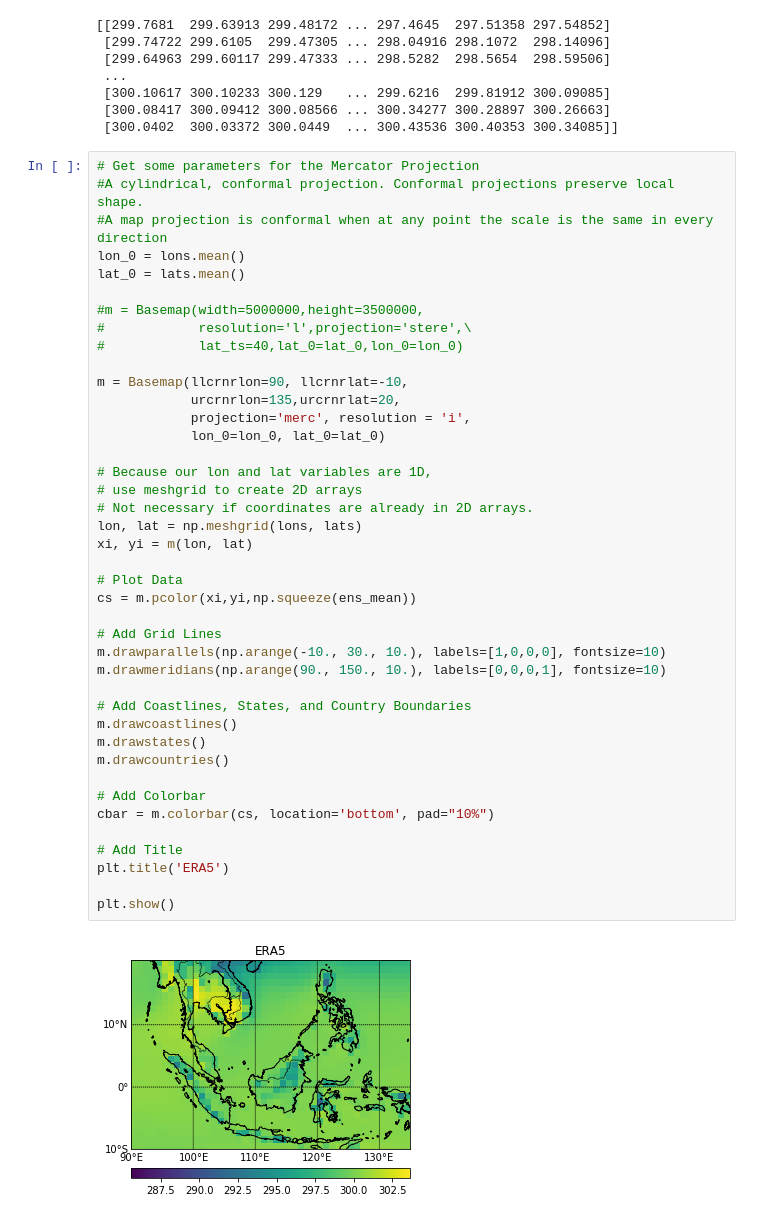
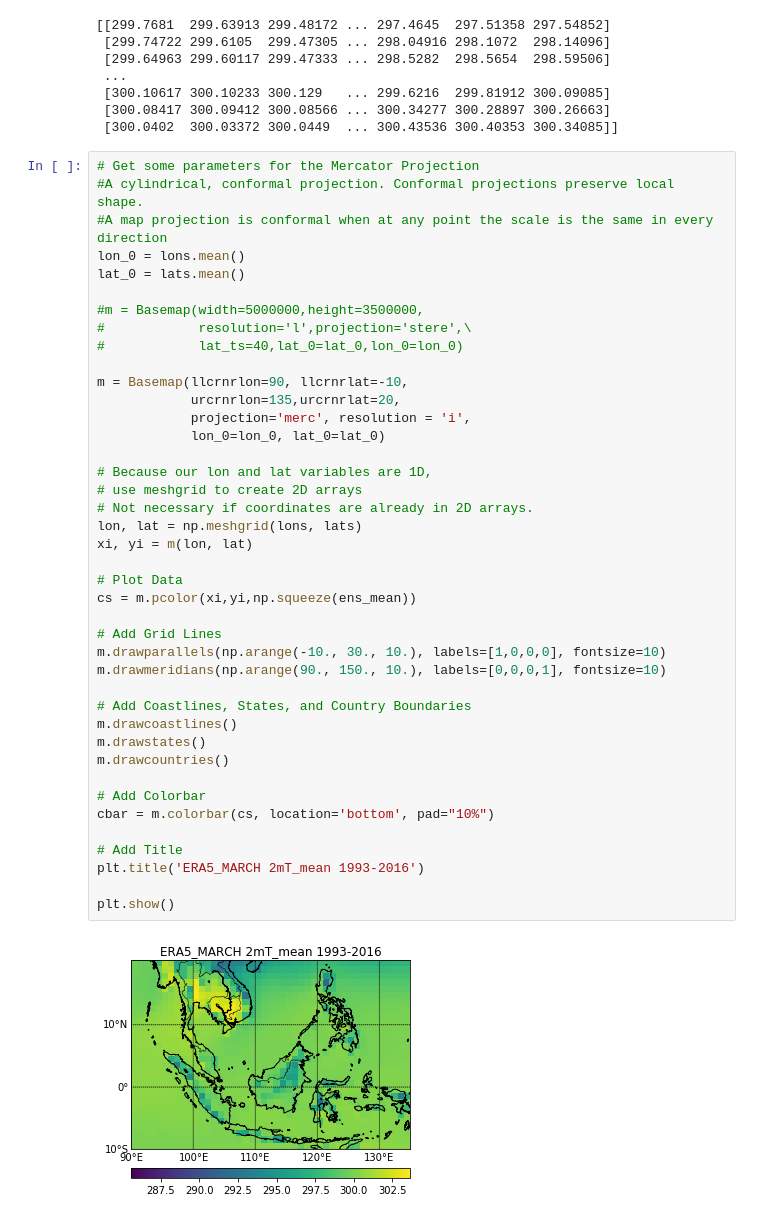
Before and after one commit to regi0008/S2Scalibrationextremeheat, a Jupyter notebook: notebooks/plot_ERA5.ipynb, the cells around one changed output. Saved outputs shown, nothing was run; the diff lists cells and outputs as text.

```diff
--- a/notebooks/plot_ERA5.ipynb
+++ b/notebooks/plot_ERA5.ipynb
@@ -37,32 +37,32 @@ lat_0 = lats.mean()
 m = Basemap(llcrnrlon=90, llcrnrlat=-10,
             urcrnrlon=135,urcrnrlat=20,
             projection='merc', resolution = 'i',
             lon_0=lon_0, lat_0=lat_0)
 
 # Because our lon and lat variables are 1D,
 # use meshgrid to create 2D arrays
 # Not necessary if coordinates are already in 2D arrays.
 lon, lat = np.meshgrid(lons, lats)
 xi, yi = m(lon, lat)
 
 # Plot Data
 cs = m.pcolor(xi,yi,np.squeeze(ens_mean))
 
 # Add Grid Lines
 m.drawparallels(np.arange(-10., 30., 10.), labels=[1,0,0,0], fontsize=10)
 m.drawmeridians(np.arange(90., 150., 10.), labels=[0,0,0,1], fontsize=10)
 
 # Add Coastlines, States, and Country Boundaries
 m.drawcoastlines()
 m.drawstates()
 m.drawcountries()
 
 # Add Colorbar
 cbar = m.colorbar(cs, location='bottom', pad="10%")
 
 # Add Title
-plt.title('ERA5')
+plt.title('ERA5_MARCH 2mT_mean 1993-2016')
 
 plt.show()
 # %% [output]
-[figure, old version]
+[figure, new version]
```
Also changed, not shown: 3 other files.
